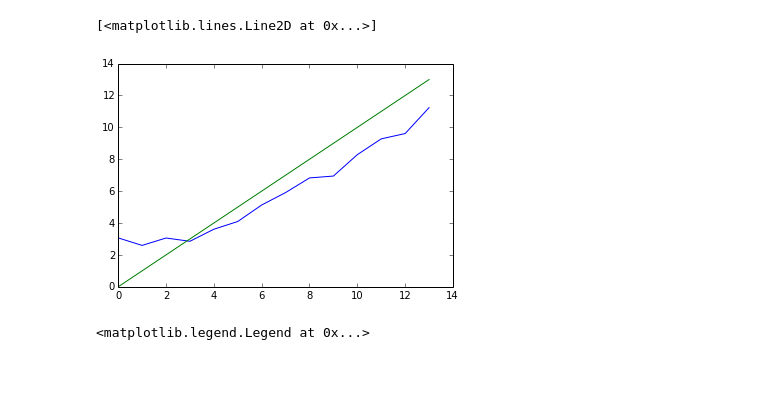
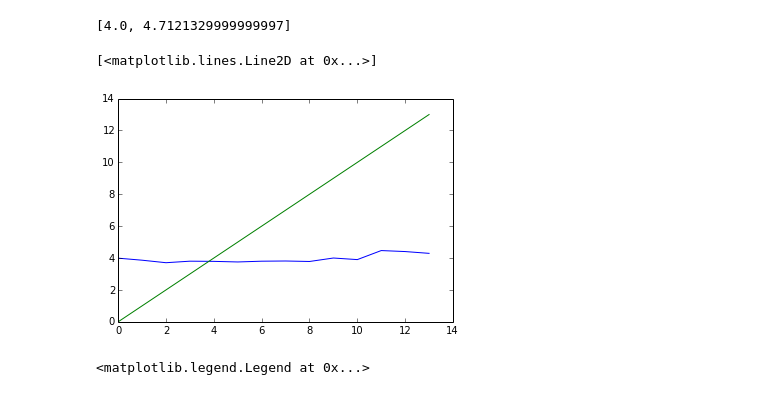
Before and after one commit to carpedm20/i-crawl-news, a Jupyter notebook: crawler/Accuracy over time.ipynb, the cells around one changed output. Saved outputs shown, nothing was run; the diff lists cells and outputs as text; code cells hidden in the pictures.

```diff
--- a/crawler/Accuracy over time.ipynb
+++ b/crawler/Accuracy over time.ipynb
@@ -24,36 +54,42 @@ import matplotlib.pyplot as plt
+# %%
+losses[5]
+# %% [output]
+[4.0, 4.7121329999999997]
 # %%
 d={}
 for i in losses:
     x, y = i[0], i[1]
     try:
         d[x].append(y)
     except:
         d[x]=[]
         d[x].append(y)
 
 lengths = [len(j) for i, j in d.items()]
 #plot(lengths)
 #print lengths[30]
 
 from sklearn.metrics import mean_squared_error as accuracy
+from sklearn.metrics import mean_absolute_error as absolute
 from math import sqrt
 from random import shuffle
 
 ys = []
 
 for i, j in d.items()[:30]:
     if len(j) > 27:
-        #shuffle(j)
-        j=j[:27]
-        ys.append(sqrt(accuracy(np.zeros(len(j))+i, j)))
+        shuffle(j)
+        #j=j[:27]
+        #ys.append(sqrt(absolute(np.zeros(len(j))+i, j)))
+        ys.append(sum(j) / float(len(j)))
 plot(ys)
 
 xs= range(len(ys))
 yys = [math.exp(-x) for x in xs]
 plot(xs)
 # %% [output]
 [<matplotlib.lines.Line2D at 0x...>]
-[figure, old version]
+[figure, new version]
 # %%
 
 plt.ion()
```
Also changed, not shown: parts of 8 cells of this notebook, 7 other files.
